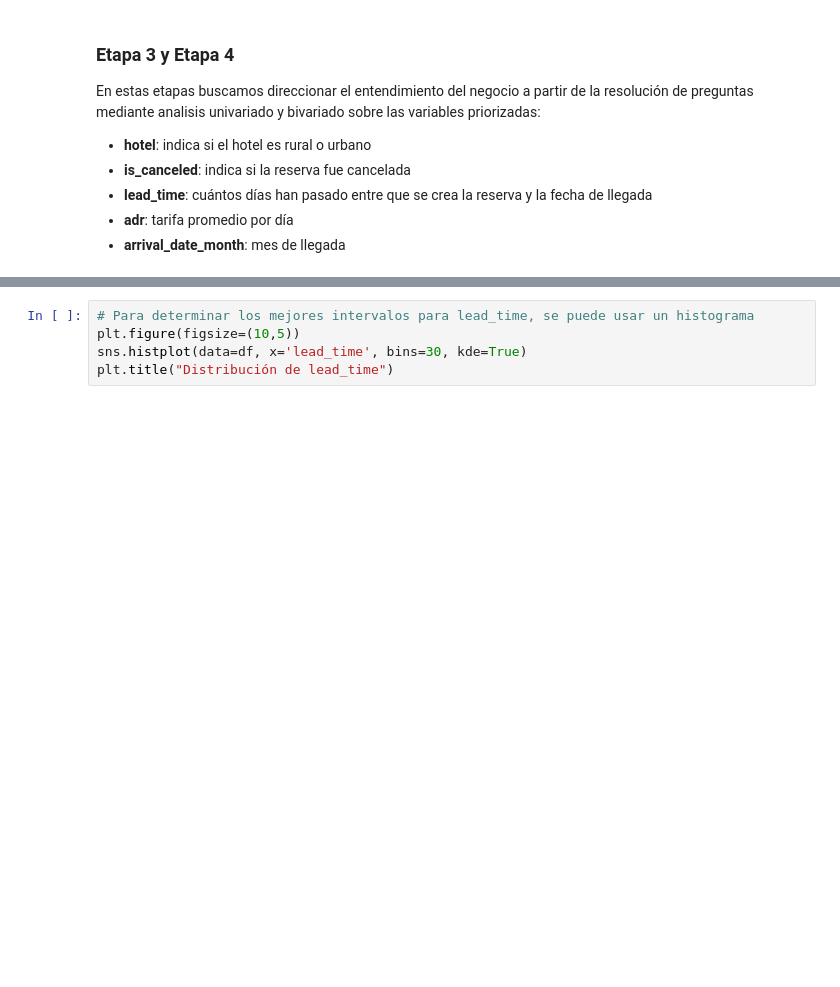
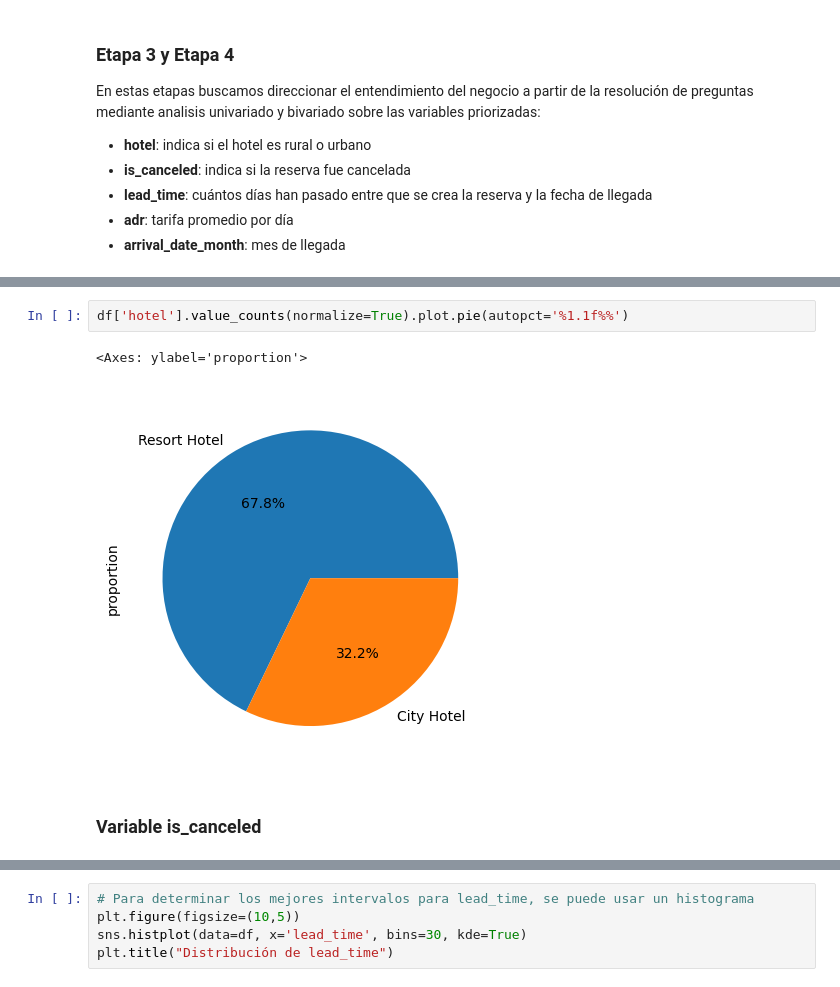
Before and after one commit to Traintain/MINE4101-Taller1, a Jupyter notebook: taller_1.ipynb, the cells around one changed output, grey strips where cells are left out. Saved outputs shown, nothing was run; the diff lists cells and outputs as text; blank space fills up the shorter version.

```diff
--- a/taller_1.ipynb
+++ b/taller_1.ipynb
@@ -200,0 +260,7 @@ Variable: Hotel
+# %%
+df['hotel'].value_counts(normalize=True).plot.pie(autopct='%1.1f%%')
+# %% [output]
+<Axes: ylabel='proportion'>
+[figure, added]
+# %% [markdown]
+### Variable is_canceled
```
Also changed, not shown: parts of 46 cells of this notebook.
